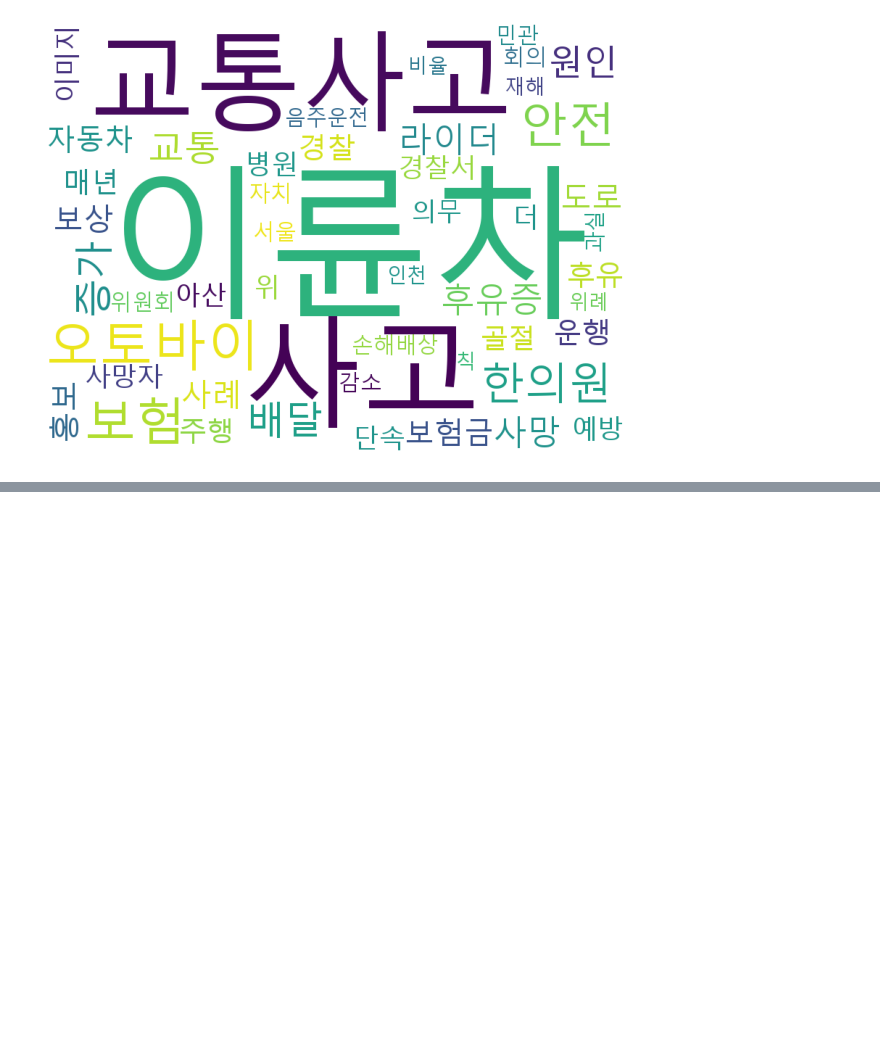
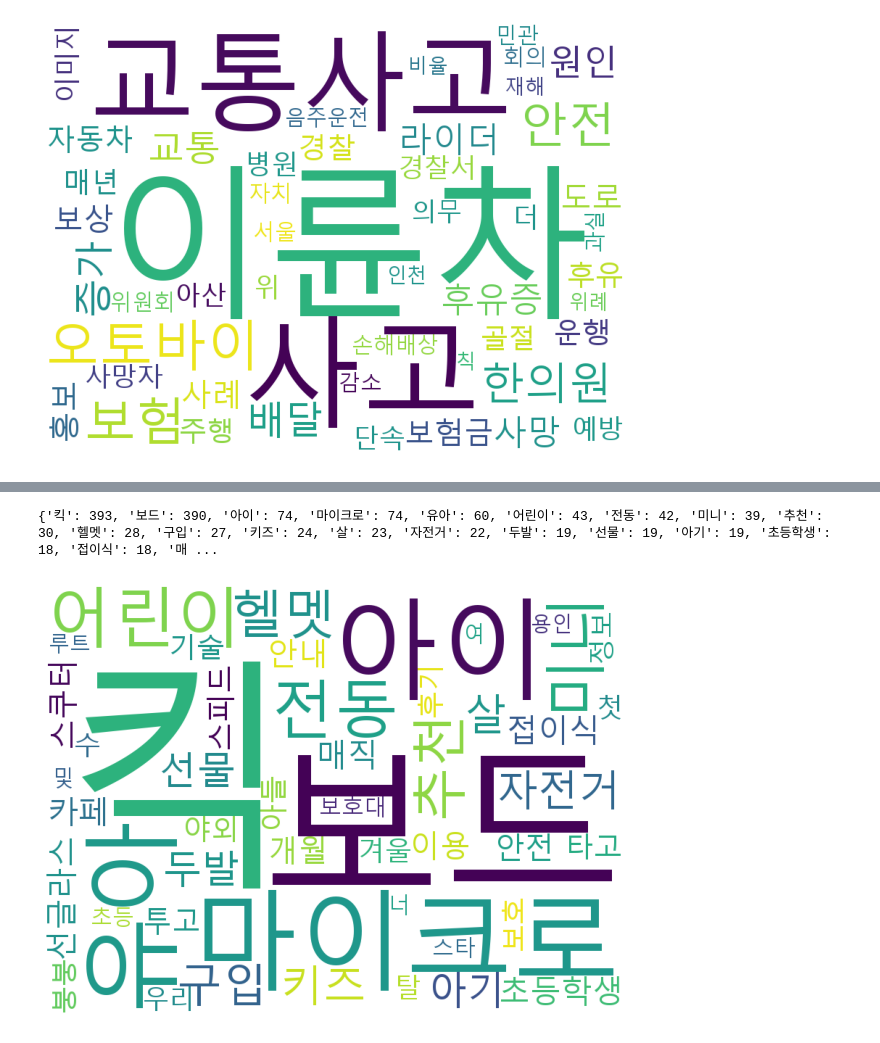
Before and after one commit to minsoo-s/03_Self_Study, a Jupyter notebook: search_blog.ipynb, the cells around one changed output, grey strips where cells are left out. Cells and saved outputs as stored; diff of their text form; code cells hidden in the pictures; blank space fills up the shorter version.

```diff
--- a/search_blog.ipynb
+++ b/search_blog.ipynb
@@ -97,0 +108,5 @@ blog_search('이륜차 사고 원인')
+# %%
+blog_search('킥보드')
+# %% [output]
+{'킥': 393, '보드': 390, '아이': 74, '마이크로': 74, '유아': 60, '어린이': 43, '전동': 42, '미니': 39, '추천': 30, '헬멧': 28, '구입': 27, '키즈': 24, '살': 23, '자전거': 22, '두발': 19, '선물': 19, '아기': 19, '초등학생': 18, '접이식': 18, '매 ...
+[figure, added]
```
Also changed, not shown: parts of 4 cells of this notebook, 25 other files.
